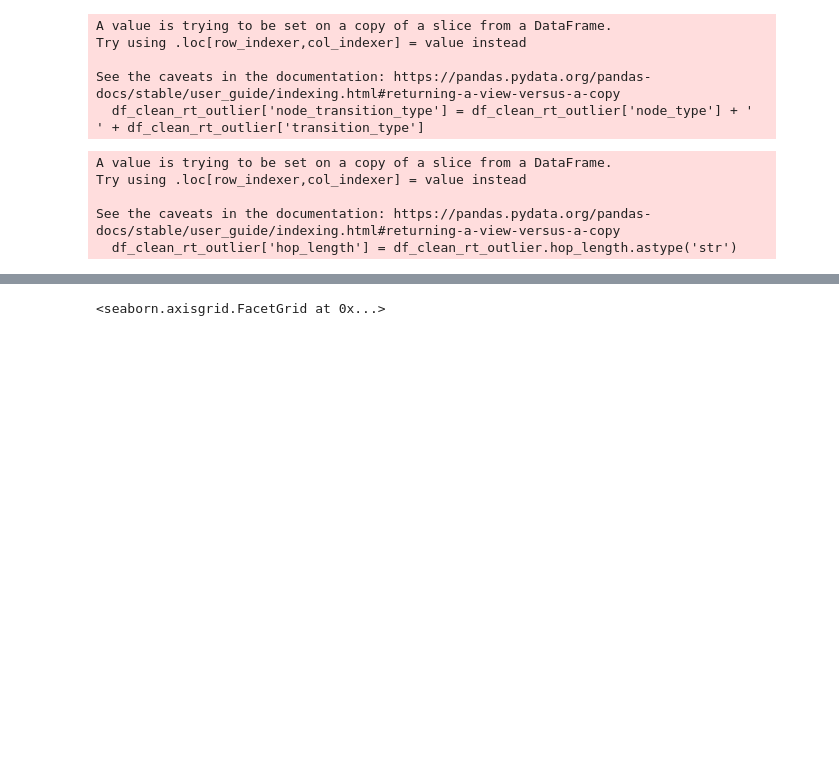
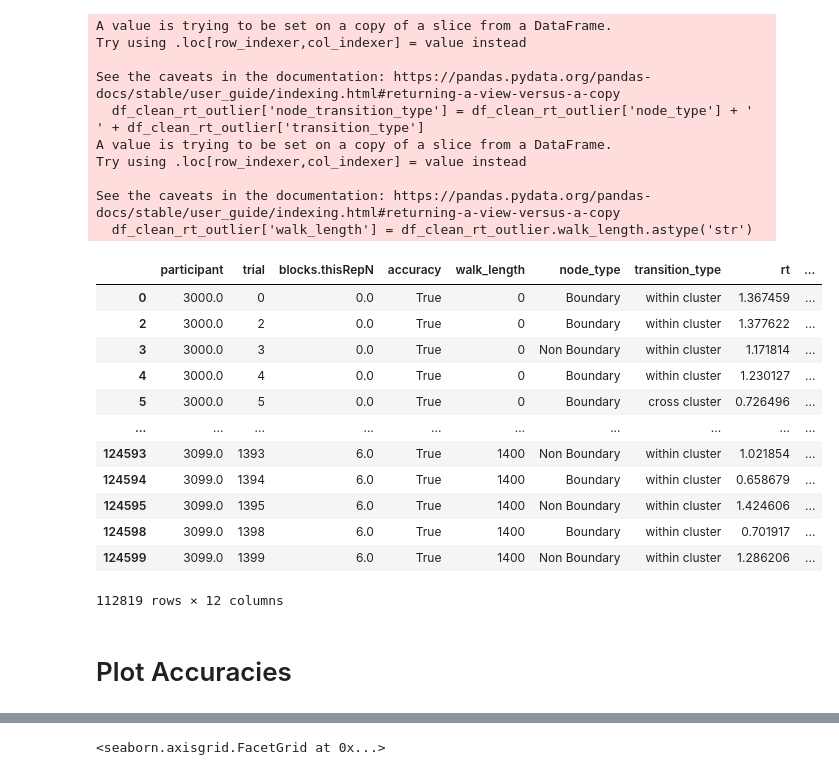
Before and after one commit to tejas-savalia/event-boundaries, a Jupyter notebook: eb_03/analyses/analysis_sandbox.ipynb, the cells around one changed output, grey strips where cells are left out. Saved outputs shown, nothing was run; the diff lists cells and outputs as text; code cells hidden in the pictures; blank space fills up the shorter version.

```diff
--- a/eb_03/analyses/analysis_sandbox.ipynb
+++ b/eb_03/analyses/analysis_sandbox.ipynb
@@ -51,14 +68,16 @@ for f in os.listdir('data/'):
 # %%
 df_clean = pd.concat([clean_data(f) for f in data_files]).reset_index(drop = True)
 df_clean['reset'] = 'False'
-df_clean.loc[df_clean['trial'].values%(df_clean['hop_length'].values+1) == 0, 'reset'] = 'True'
+df_clean.loc[df_clean['trial'].values%(df_clean['walk_length'].values+1) == 0, 'reset'] = 'True'
 
 
 
 df_clean_rt_outlier = df_clean[np.abs(stat.zscore(df_clean['rt'], nan_policy='omit')) < 3]
 df_clean_rt_outlier['node_transition_type'] = df_clean_rt_outlier['node_type'] + ' ' + df_clean_rt_outlier['transition_type']
 
-df_clean_participant = df_clean_rt_outlier.groupby(['participant', 'blocks.thisRepN', 'hop_length', 'node_type', 'transition_type', 'num_keypress']).median().reset_index()
+df_clean_participant = df_clean_rt_outlier.groupby(['participant', 'blocks.thisRepN', 'walk_length', 'node_type', 'transition_type', 'num_keypress']).median().reset_index()
+
+df_clean_rt_outlier['walk_length'] = df_clean_rt_outlier.walk_length.astype('str')
 # df_clean = df_clean.loc[stat.zscore(df_clean['rt']) < 3].reset_index()
 # %% [output]
 A value is trying to be set on a copy of a slice from a DataFrame.
@@ -66,14 +85,29 @@ Try using .loc[row_indexer,col_indexer] = value instead
 
 See the caveats in the documentation: https://pandas.pydata.org/pandas-docs/stable/user_guide/indexing.html#returning-a-view-versus-a-copy
   df_clean_rt_outlier['node_transition_type'] = df_clean_rt_outlier['node_type'] + ' ' + df_clean_rt_outlier['transition_type']
+A value is trying to be set on a copy of a slice from a DataFrame.
+Try using .loc[row_indexer,col_indexer] = value instead
+
+See the caveats in the documentation: https://pandas.pydata.org/pandas-docs/stable/user_guide/indexing.html#returning-a-view-versus-a-copy
+  df_clean_rt_outlier['walk_length'] = df_clean_rt_outlier.walk_length.astype('str')
-# %%
-df_clean_rt_outlier['hop_length'] = df_clean_rt_outlier.hop_length.astype('str')
-# %% [output]
-A value is trying to be set on a copy of a slice from a DataFrame.
-Try using .loc[row_indexer,col_indexer] = value instead
-
-See the caveats in the documentation: https://pandas.pydata.org/pandas-docs/stable/user_guide/indexing.html#returning-a-view-versus-a-copy
-  df_clean_rt_outlier['hop_length'] = df_clean_rt_outlier.hop_length.astype('str')
+# %%
+df_clean_rt_outlier
+# %% [output]
+|  | participant | trial | blocks.thisRepN | accuracy | walk_length | node_type | transition_type | rt | ... |
+| 0 | 3000.0 | 0 | 0.0 | True | 0 | Boundary | within cluster | 1.367459 | ... |
+| 2 | 3000.0 | 2 | 0.0 | True | 0 | Boundary | within cluster | 1.377622 | ... |
+| 3 | 3000.0 | 3 | 0.0 | True | 0 | Non Boundary | within cluster | 1.171814 | ... |
+| 4 | 3000.0 | 4 | 0.0 | True | 0 | Boundary | within cluster | 1.230127 | ... |
+| 5 | 3000.0 | 5 | 0.0 | True | 0 | Boundary | cross cluster | 0.726496 | ... |
+| ... | ... | ... | ... | ... | ... | ... | ... | ... | ... |
+| 124593 | 3099.0 | 1393 | 6.0 | True | 1400 | Non Boundary | within cluster | 1.021854 | ... |
+| 124594 | 3099.0 | 1394 | 6.0 | True | 1400 | Boundary | within cluster | 0.658679 | ... |
+| 124595 | 3099.0 | 1395 | 6.0 | True | 1400 | Non Boundary | within cluster | 1.424606 | ... |
+| 124598 | 3099.0 | 1398 | 6.0 | True | 1400 | Boundary | within cluster | 0.701917 | ... |
+| 124599 | 3099.0 | 1399 | 6.0 | True | 1400 | Non Boundary | within cluster | 1.286206 | ... |
+112819 rows × 12 columns
+# %% [markdown]
+# Plot Accuracies
 # %%
 sns.set_context('talk')
 sns.catplot(y = 'accuracy',
```
Also changed, not shown: parts of 13 cells of this notebook, 17 other files.
